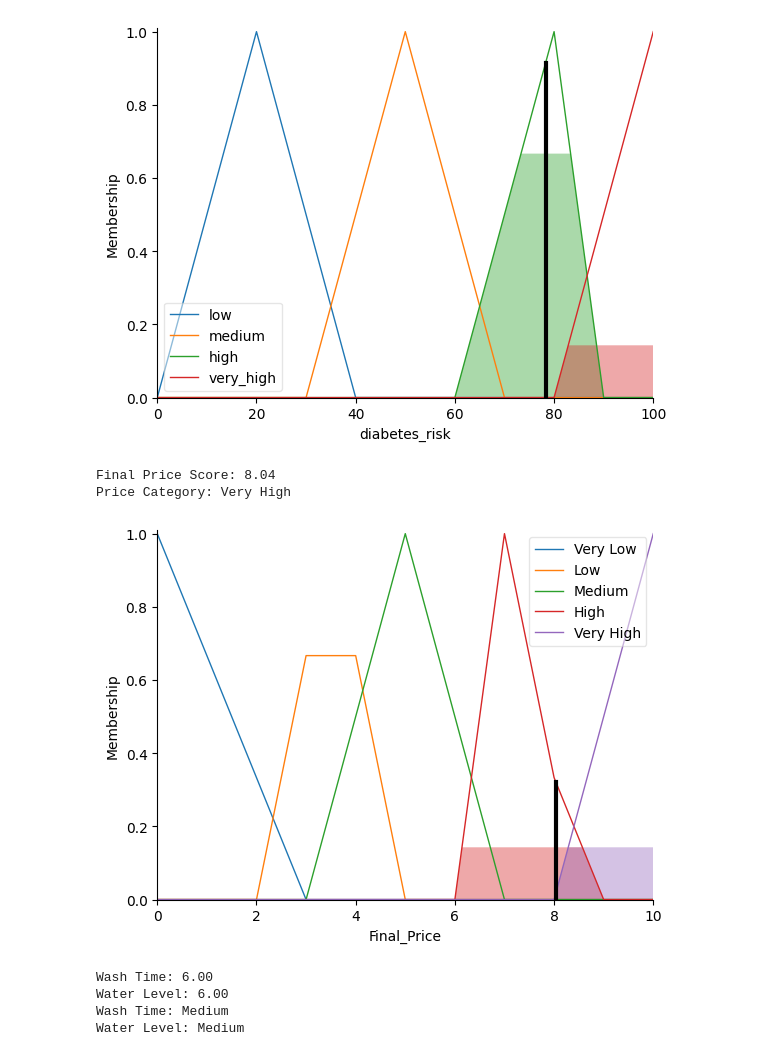
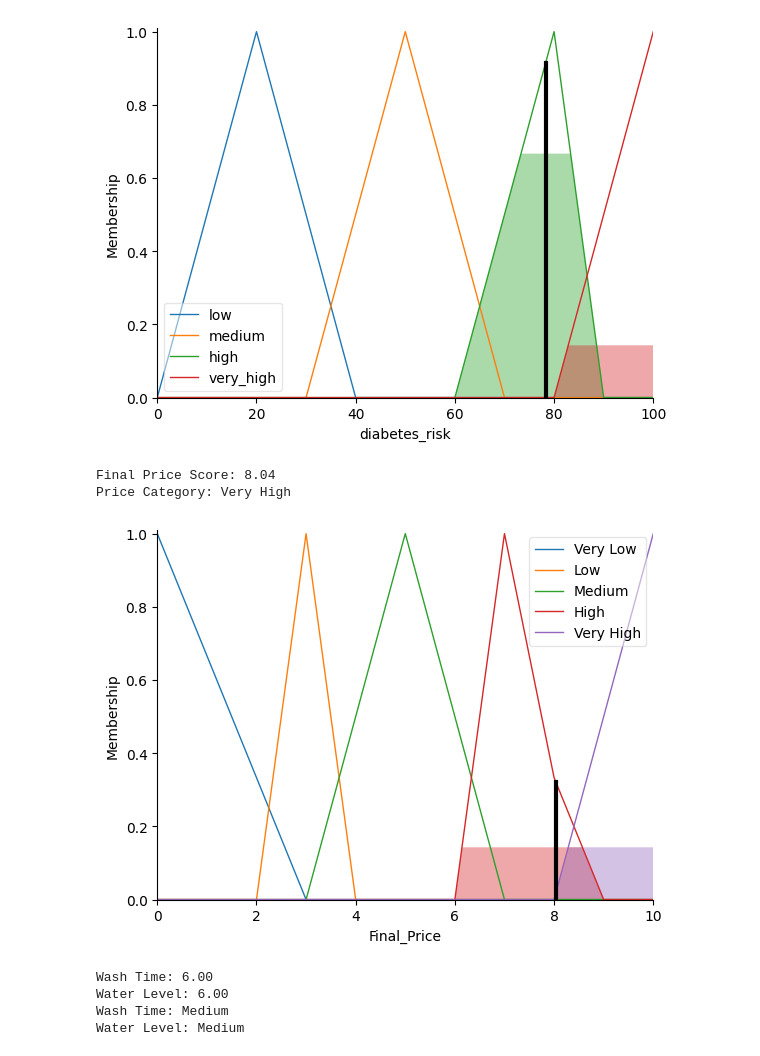
Before and after one commit to TQT2203/AI-, a Jupyter notebook: bai_tap_fuzzy.ipynb, the cells around one changed output. Drawn from its saved outputs; the diff is of its cells as text; code cells hidden in the pictures.

```diff
--- a/bai_tap_fuzzy.ipynb
+++ b/bai_tap_fuzzy.ipynb
@@ -170,7 +170,7 @@ final_price = ctrl.Consequent(np.arange(0, 11, 1), 'Final_Price')
 
 # Định nghĩa tập mờ cho biến đầu ra
 final_price['Very Low'] = fuzz.trimf(final_price.universe, [0, 0, 3])
-final_price['Low'] = fuzz.trimf(final_price.universe, [2, 3.5, 5])
+final_price['Low'] = fuzz.trimf(final_price.universe, [2, 3, 4])
 final_price['Medium'] = fuzz.trimf(final_price.universe, [3, 5, 7])
 final_price['High'] = fuzz.trimf(final_price.universe, [6, 7, 8.5])
 final_price['Very High'] = fuzz.trimf(final_price.universe, [8, 10, 10])
@@ -210,34 +210,34 @@ pricing_simulation.input['Production_Cost'] = 6  # Chi phí sản xuất cao
 pricing_simulation.input['Seasonality'] = 8  # Mùa cao điểm
 pricing_simulation.input['Stock_Level'] = 3  # Mức tồn kho thấp
 
 pricing_simulation.compute()
 
 # 8. Hiển thị kết quả
 final_price_score = pricing_simulation.output['Final_Price']
 
 # 9. Đánh giá mức giá dựa trên final_price_score
 def classify_final_price(score):
     if score <= 2:
         return "Very Low"
     elif score <= 4:
         return "Low"
     elif score <= 6:
         return "Medium"
     elif score <= 8:
         return "High"
     else:
         return "Very High"
 
 price_category = classify_final_price(final_price_score)
 
 # 10. Xuất kết quả
 print(f"Final Price Score: {final_price_score:.2f}")
 print(f"Price Category: {price_category}")
 final_price.view(sim=pricing_simulation)
 # %% [output]
 Final Price Score: 8.04
 Price Category: Very High
-[figure, old version]
+[figure, new version]
 # %%
 # Bài 2.4
 import numpy as np
```
